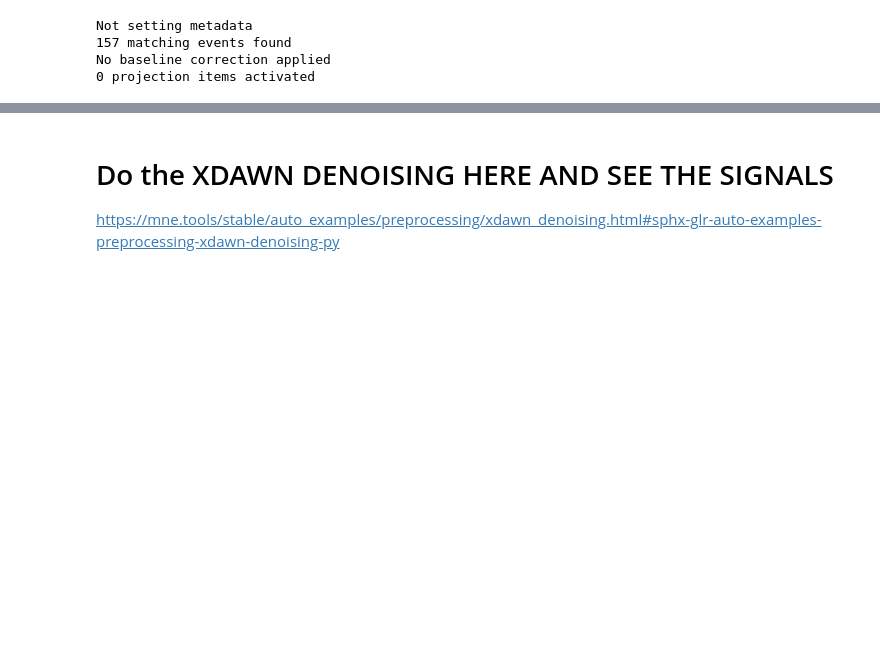
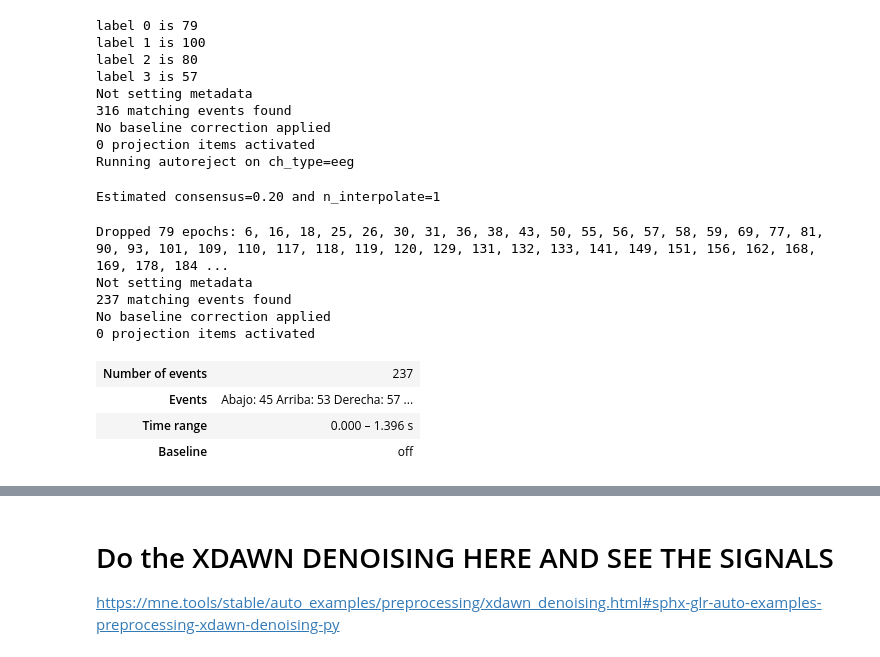
Before and after one commit to AlmaCuevas/BrainCommand, a Jupyter notebook: plot_ERP_BrainCommand.ipynb, the cells around one changed output, grey strips where cells are left out. Cells and saved outputs as stored; diff of their text form; code cells hidden in the pictures; blank space fills up the shorter version.

```diff
--- a/plot_ERP_BrainCommand.ipynb
+++ b/plot_ERP_BrainCommand.ipynb
@@ -17,6 +17,7 @@ import matplotlib.pyplot as plt
 import mne
 import pandas as pd
 from scipy import signal
+from autoreject import AutoReject
 
 dataset_name = 'BrainCommand'
 dataset_info = {  # BrainCommand
@@ -24,9 +25,9 @@ dataset_info = {  # BrainCommand
                     '#_class': 4,
                     "target_names": ['Derecha', 'Izquierda', 'Arriba', 'Abajo'],
                     '#_channels': 8,
-                    'samples': 350-50,  # 250*1.4
+                    'samples': 350,  # 250*1.4
                     'sample_rate': 250,
-                    'channels_names': ['Fz', 'C3', 'Cz', 'C4', 'Pz', 'PO7', 'Oz', 'PO8'],  # This is from the original Unicorn cap
+                    'channels_names': ['C4', 'FC3', 'F5', 'C3', 'F7', 'Cz', 'P3', 'C5'],  # This is from the original Unicorn cap
                     'subjects': 0,  # PENDING
                     'total_trials': 0,  # VARIABLE SINCE THE SUBJECT HAS TOTAL CONTROL OF HOW MANY MOVEMENTS THEY WANT TO DO
                     }
@@ -60,37 +61,86 @@ def remove_too_different_trials_v1(data: np.array, label) -> np.array: #todo: de
             label_cleaned.append(trial_label)
     return np.array(data_cleaned), label_cleaned
 
+def convert_to_epochs(data, labels):
+    events = np.column_stack((
+        np.arange(0, dataset_info['sample_rate'] * data.shape[0], dataset_info['sample_rate']),
+        np.zeros(len(labels), dtype=int),
+        np.array(labels),
+    ))
+
+    event_dict = {'Arriba': 2, 'Abajo': 3, 'Derecha': 0, 'Izquierda': 1}
+
+    epochs = EpochsArray(data, info=mne.create_info(
+        sfreq=dataset_info['sample_rate'], ch_types='eeg', ch_names=dataset_info['channels_names']), events=events,
+                         event_id=event_dict)
+    montage = mne.channels.make_standard_montage('standard_1020')
+    epochs.set_montage(montage)
+
+    ar = AutoReject()
+    epochs = ar.fit_transform(epochs)
+    return epochs.get_data(), epochs.events[:, -1]
+
 def braincommand_dataset_loader(game_mode: str, subject_id: int):
     complete_information = pd.read_csv(f'assets/game_saved_files/eeg_data_{game_mode}_sub{subject_id:02d}.csv')
     x_list = list(complete_information['time'].apply(eval))
     label = list(complete_information['class'][1:])# TODO: I'm removing the first one because the EEG data is incomplete. Real time seems to have this problem too. So the first one will always be lost
+
+    label_0 = label.count(0)
+    print(f"label 0 is {label_0}")
+
+    label_1 = label.count(1)
+    print(f"label 1 is {label_1}")
+
+    label_2 = label.count(2)
+    print(f"label 2 is {label_2}")
+
+    label_3 = label.count(3)
+    print(f"label 3 is {label_3}")
+
     x_array = np.array(x_list[1:]) # trials, time, channels
-    x_array = x_array[:, 50:, :-9] # The last channels are accelerometer (x3), gyroscope (x3), validity, battery and counter
+    x_array = x_array[:, :, :-9] # The last channels are accelerometer (x3), gyroscope (x3), validity, battery and counter
     x_array = np.transpose(x_array, (0, 2, 1))
     x_array = signal.detrend(x_array)
-    x_array, label = remove_too_different_trials_v2(x_array, label)
+    x_array, label = convert_to_epochs(x_array, label)
     x_array = data_normalization(x_array)
     return x_array, label
 
 
-subject_id = 0
-game_mode = 'calibration1'
+subject_id = 22
+game_mode = 'calibration2'
 event_dict = {'Arriba': 2, 'Abajo': 3, 'Derecha': 0,'Izquierda': 1}
 
 data, labels = braincommand_dataset_loader(game_mode, subject_id)
 
 
 events = np.column_stack((
     np.arange(0, dataset_info['sample_rate'] * data.shape[0], dataset_info['sample_rate']),
     np.zeros(len(labels), dtype=int),
     np.array(labels),
 ))
 
-epochs = EpochsArray(data, info=mne.create_info(dataset_info['#_channels'],
-                                                sfreq=dataset_info['sample_rate'], ch_types='eeg'), events=events,
+epochs = EpochsArray(data, info=mne.create_info(
+                        sfreq=dataset_info['sample_rate'], ch_types='eeg', ch_names=dataset_info['channels_names']), events=events,
                      event_id=event_dict)
+montage = mne.channels.make_standard_montage('standard_1020')
+epochs.set_montage(montage)
 # %% [output]
+label 0 is 79
+label 1 is 100
+label 2 is 80
+label 3 is 57
 Not setting metadata
-157 matching events found
+316 matching events found
 No baseline correction applied
 0 projection items activated
+Running autoreject on ch_type=eeg
+Estimated consensus=0.20 and n_interpolate=1
+Dropped 79 epochs: 6, 16, 18, 25, 26, 30, 31, 36, 38, 43, 50, 55, 56, 57, 58, 59, 69, 77, 81, 90, 93, 101, 109, 110, 117, 118, 119, 120, 129, 131, 132, 133, 141, 149, 151, 156, 162, 168, 169, 178, 184 ...
+Not setting metadata
+237 matching events found
+No baseline correction applied
+0 projection items activated
+| Number of events | 237 |
+| Events | Abajo: 45 Arriba: 53 Derecha: 57 ... |
+| Time range | 0.000 – 1.396 s |
+| Baseline | off |
```
Also changed, not shown: parts of 4 cells of this notebook, 1 other file.
